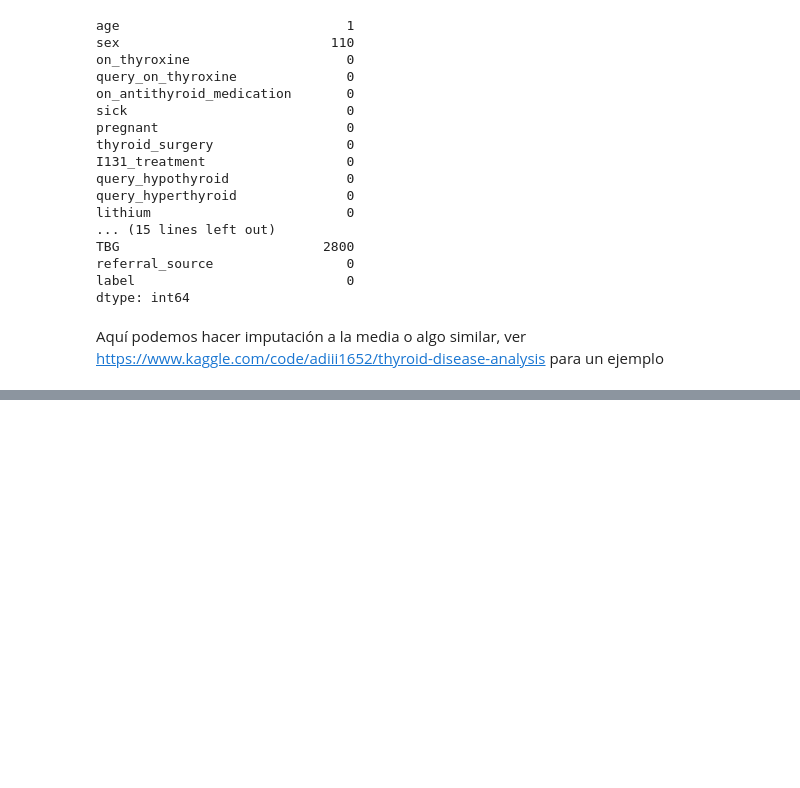
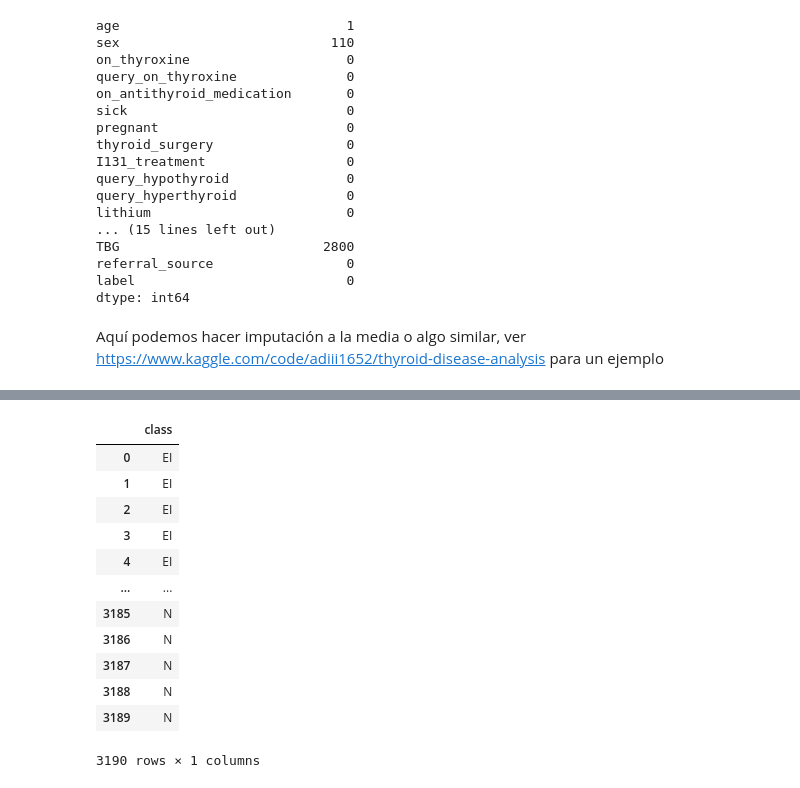
Before and after one commit to pablogormi/TFM, a Jupyter notebook: codigo/main.ipynb, the cells around one changed output, grey strips where cells are left out. Drawn from its saved outputs; the diff is of its cells as text; code cells hidden in the pictures; blank space fills up the shorter version.

```diff
--- a/codigo/main.ipynb
+++ b/codigo/main.ipynb
@@ -247,0 +281,16 @@ model = TINTO(problem="classification", blur=True)
+# %%
+y
+# %% [output]
+|  | class |
+| 0 | EI |
+| 1 | EI |
+| 2 | EI |
+| 3 | EI |
+| 4 | EI |
+| ... | ... |
+| 3185 | N |
+| 3186 | N |
+| 3187 | N |
+| 3188 | N |
+| 3189 | N |
+3190 rows × 1 columns
```
Also changed, not shown: parts of 11 cells of this notebook, 2 other files.
